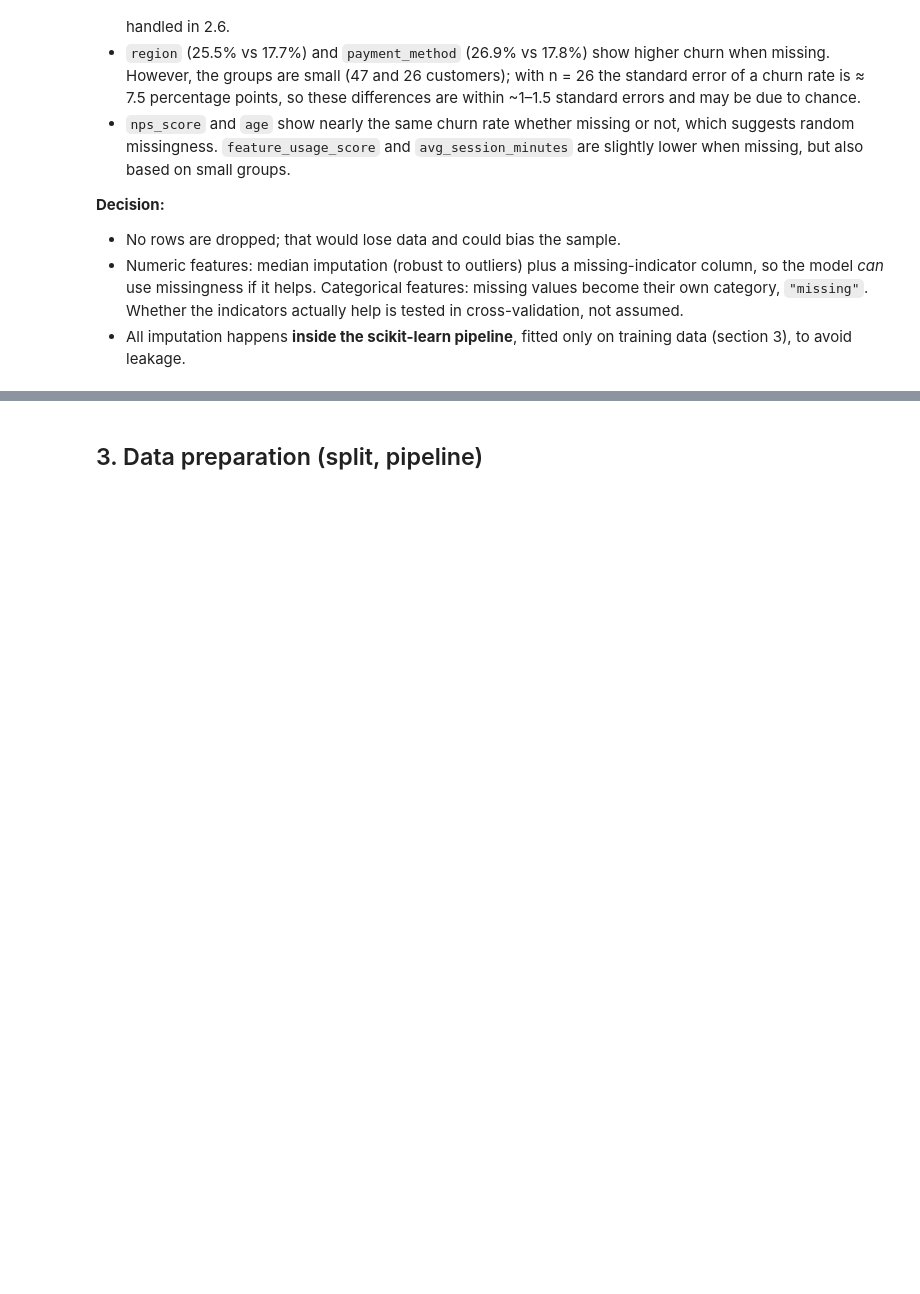
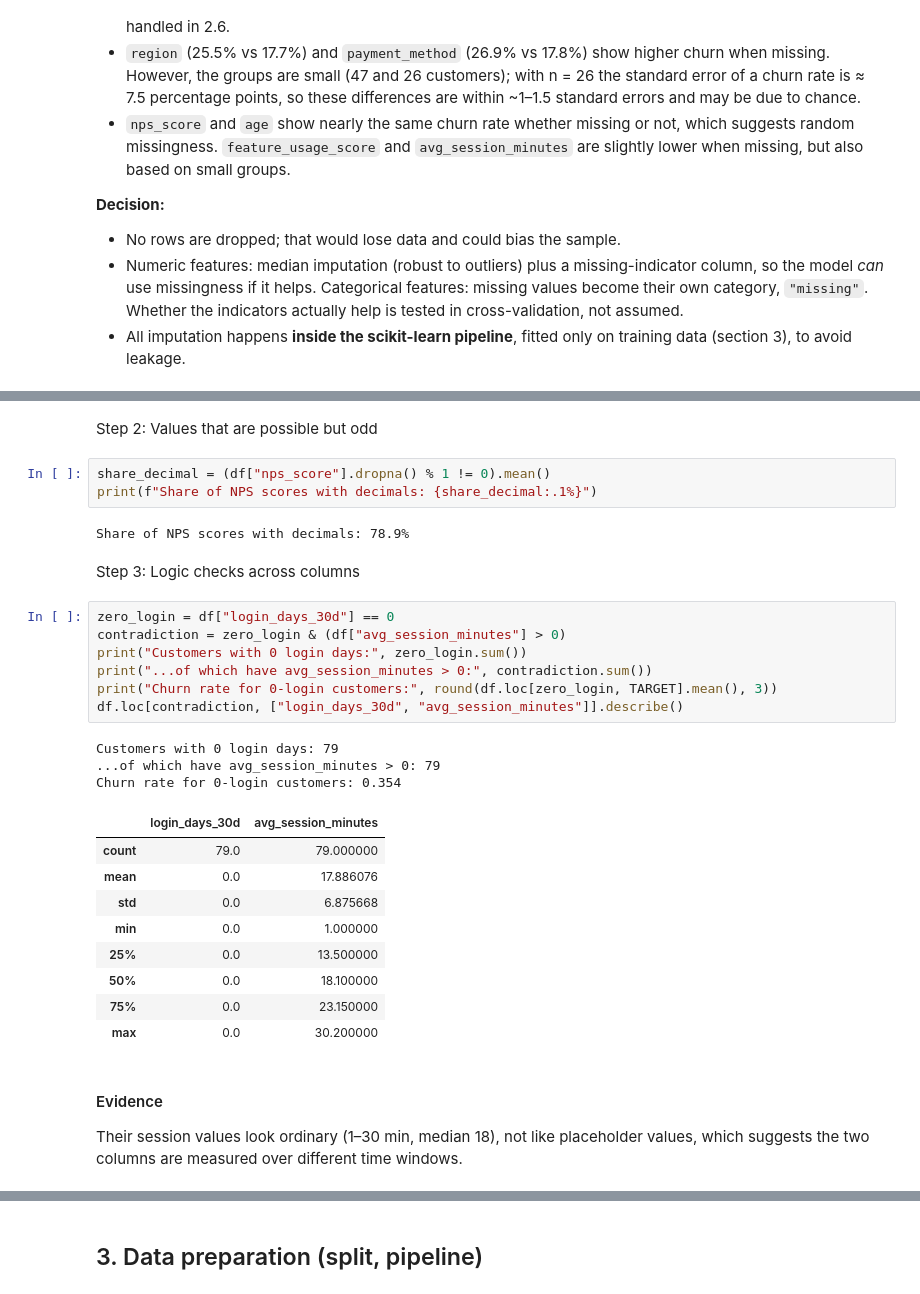
Before and after one commit to mineterkan/customer-churn-prediction, a Jupyter notebook: notebooks/churn_analysis.ipynb, the cells around one changed output, grey strips where cells are left out. Cells and saved outputs as stored; diff of their text form; blank space fills up the shorter version.

```diff
--- a/notebooks/churn_analysis.ipynb
+++ b/notebooks/churn_analysis.ipynb
@@ -206,0 +246,33 @@ pd.DataFrame(rows).sort_values("n_missing", ascending=False)
+# %% [markdown]
+Step 2: Values that are possible but odd
+# %%
+share_decimal = (df["nps_score"].dropna() % 1 != 0).mean()
+print(f"Share of NPS scores with decimals: {share_decimal:.1%}")
+# %% [output]
+Share of NPS scores with decimals: 78.9%
+# %% [markdown]
+Step 3: Logic checks across columns
+# %%
+zero_login = df["login_days_30d"] == 0
+contradiction = zero_login & (df["avg_session_minutes"] > 0)
+print("Customers with 0 login days:", zero_login.sum())
+print("...of which have avg_session_minutes > 0:", contradiction.sum())
+print("Churn rate for 0-login customers:", round(df.loc[zero_login, TARGET].mean(), 3))
+df.loc[contradiction, ["login_days_30d", "avg_session_minutes"]].describe()
+# %% [output]
+Customers with 0 login days: 79
+...of which have avg_session_minutes > 0: 79
+Churn rate for 0-login customers: 0.354
+|  | login_days_30d | avg_session_minutes |
+| count | 79.0 | 79.000000 |
+| mean | 0.0 | 17.886076 |
+| std | 0.0 | 6.875668 |
+| min | 0.0 | 1.000000 |
+| 25% | 0.0 | 13.500000 |
+| 50% | 0.0 | 18.100000 |
+| 75% | 0.0 | 23.150000 |
+| max | 0.0 | 30.200000 |
+# %% [markdown]
+#### Evidence
+
+Their session values look ordinary (1–30 min, median 18), not like placeholder values, which suggests the two columns are measured over different time windows.
```
Also changed, not shown: parts of 19 cells of this notebook.
